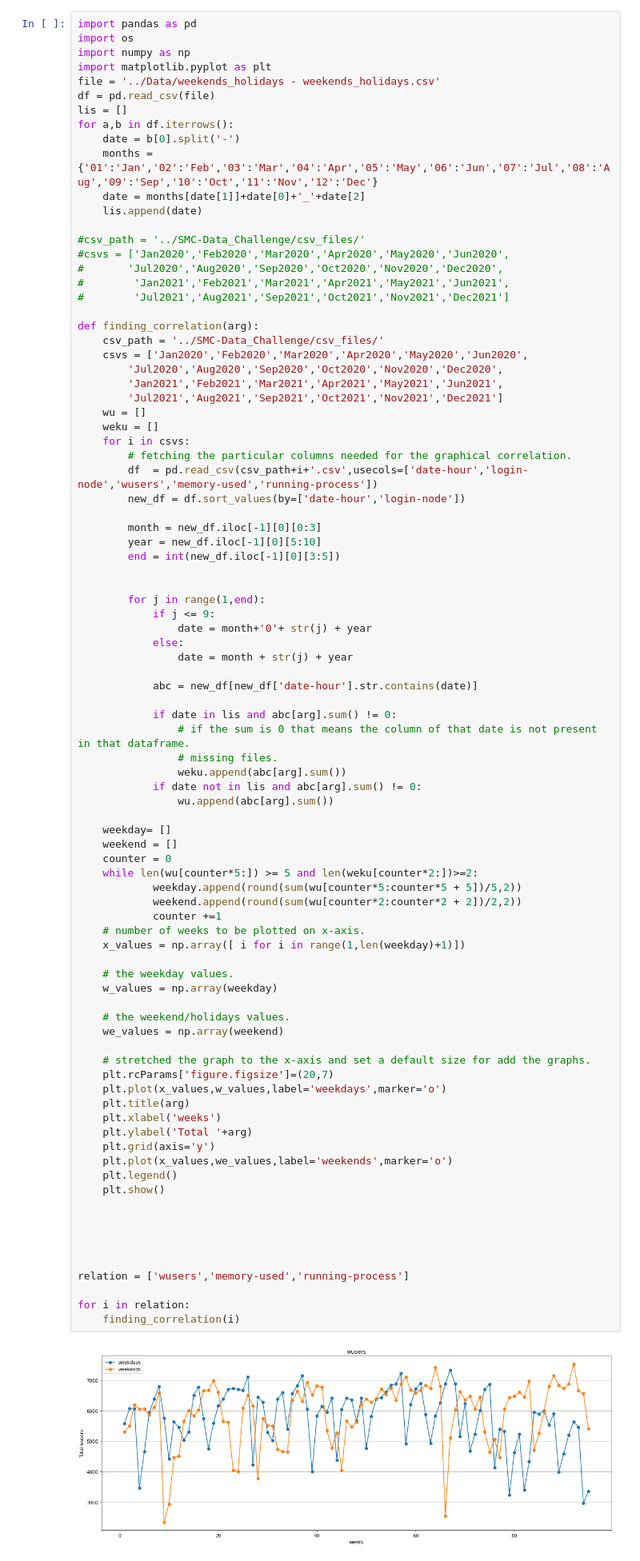
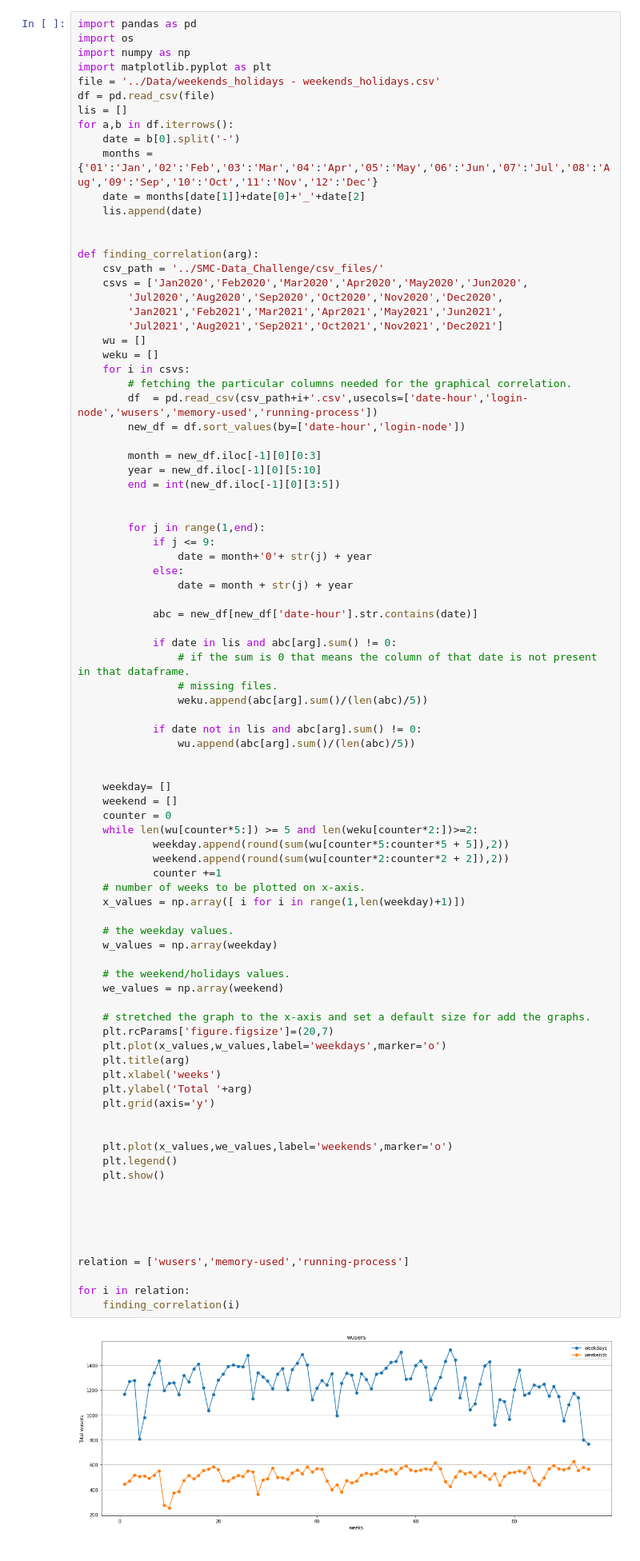
Before and after one commit to shubhamrastogi1810/SMC-Data_Challenge, a Jupyter notebook: Correlation.ipynb, the cells around one changed output. Shown at 80% size. Drawn from its saved outputs; the diff is of its cells as text.

Commit message:
data reviewed.

```diff
--- a/Correlation.ipynb
+++ b/Correlation.ipynb
@@ -12,11 +12,6 @@ for a,b in df.iterrows():
     date = months[date[1]]+date[0]+'_'+date[2]
     lis.append(date)
 
-#csv_path = '../SMC-Data_Challenge/csv_files/'
-#csvs = ['Jan2020','Feb2020','Mar2020','Apr2020','May2020','Jun2020',
-#       'Jul2020','Aug2020','Sep2020','Oct2020','Nov2020','Dec2020',
-#        'Jan2021','Feb2021','Mar2021','Apr2021','May2021','Jun2021',
-#        'Jul2021','Aug2021','Sep2021','Oct2021','Nov2021','Dec2021']
 
 def finding_correlation(arg):
     csv_path = '../SMC-Data_Challenge/csv_files/'
@@ -47,44 +42,48 @@ def finding_correlation(arg):
             if date in lis and abc[arg].sum() != 0:
                 # if the sum is 0 that means the column of that date is not present in that dataframe.
                 # missing files.
-                weku.append(abc[arg].sum())
+                weku.append(abc[arg].sum()/(len(abc)/5))
+
             if date not in lis and abc[arg].sum() != 0:
-                wu.append(abc[arg].sum())
+                wu.append(abc[arg].sum()/(len(abc)/5))
+
 
     weekday= []
     weekend = []
     counter = 0
     while len(wu[counter*5:]) >= 5 and len(weku[counter*2:])>=2:
-            weekday.append(round(sum(wu[counter*5:counter*5 + 5])/5,2))
-            weekend.append(round(sum(wu[counter*2:counter*2 + 2])/2,2))
+            weekday.append(round(sum(wu[counter*5:counter*5 + 5]),2))
+            weekend.append(round(sum(wu[counter*2:counter*2 + 2]),2))
             counter +=1
     # number of weeks to be plotted on x-axis.
     x_values = np.array([ i for i in range(1,len(weekday)+1)])
 
     # the weekday values.
     w_values = np.array(weekday)
 
     # the weekend/holidays values.
     we_values = np.array(weekend)
 
     # stretched the graph to the x-axis and set a default size for add the graphs.
     plt.rcParams['figure.figsize']=(20,7)
     plt.plot(x_values,w_values,label='weekdays',marker='o')
     plt.title(arg)
     plt.xlabel('weeks')
     plt.ylabel('Total '+arg)
     plt.grid(axis='y')
+
+
     plt.plot(x_values,we_values,label='weekends',marker='o')
     plt.legend()
     plt.show()
 
 
 
 
 
 relation = ['wusers','memory-used','running-process']
 
 for i in relation:
     finding_correlation(i)
 # %% [output]
-[figure, old version]
+[figure, new version]
```
Also changed, not shown: parts of 1 cell of this notebook.
